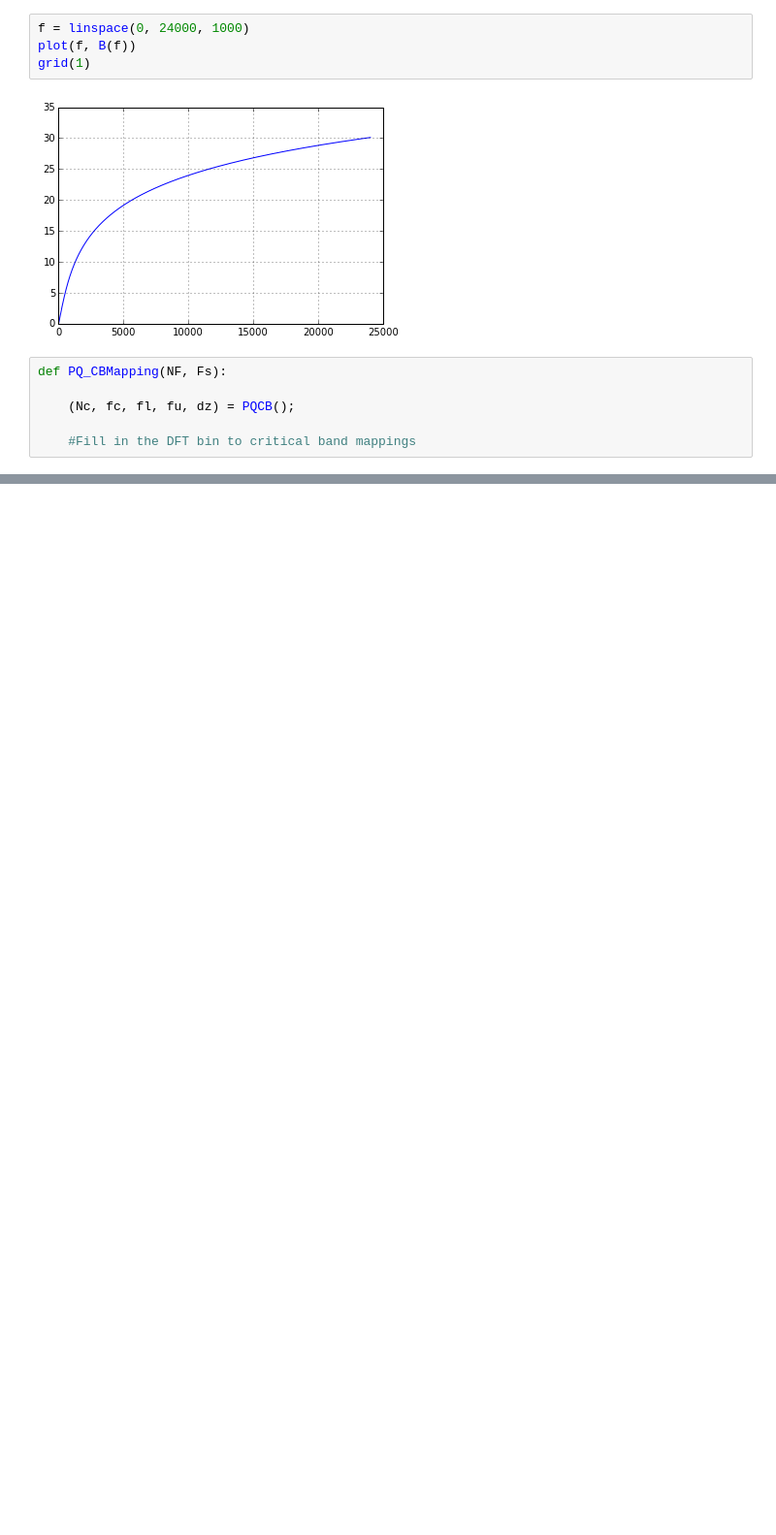
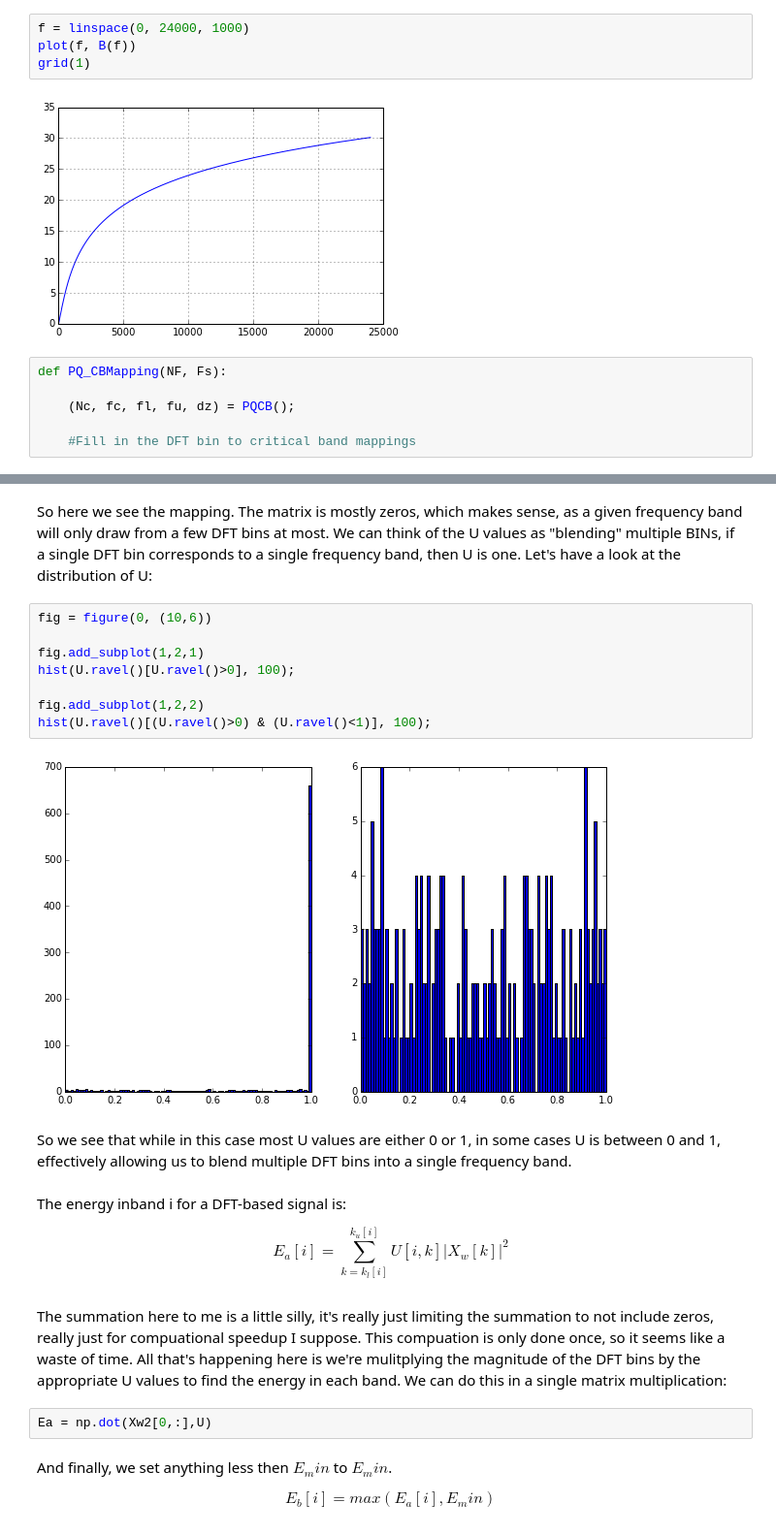
Before and after one commit to stephencwelch/Perceptual-Coding-In-Python, a Jupyter notebook: Explore PEAQ.ipynb, the cells around one changed output, grey strips where cells are left out. Shown: that part at 97% size. Cells and saved outputs as stored; diff of their text form; blank space fills up the shorter version.

```diff
--- a/Explore PEAQ.ipynb
+++ b/Explore PEAQ.ipynb
@@ -375,0 +424,30 @@ Nc
+# %% [markdown]
+So here we see the mapping. The matrix is mostly zeros, which makes sense, as a given frequency band will only draw from a few DFT bins at most. We can think of the U values as "blending" multiple BINs, if a single DFT bin corresponds to a single frequency band, then U is one. Let's have a look at the distribution of U:
+# %%
+fig = figure(0, (10,6))
+
+fig.add_subplot(1,2,1)
+hist(U.ravel()[U.ravel()>0], 100);
+
+fig.add_subplot(1,2,2)
+hist(U.ravel()[(U.ravel()>0) & (U.ravel()<1)], 100);
+# %% [output]
+[figure, added]
+# %% [markdown]
+So we see that while in this case most U values are either 0 or 1, in some cases U is between 0 and 1, effectively allowing us to blend multiple DFT bins into a single frequency band.
+# %% [markdown]
+The energy inband i for a DFT-based signal is:
+
+$$
+E_a[i] = \sum_{k=k_l[i]}^{k_u[i]}U[i,k]\vert{X_w[k]}\vert^2
+$$
+# %% [markdown]
+The summation here to me is a little silly, it's really just limiting the summation to not include zeros, really just for compuational speedup I suppose. This compuation is only done once, so it seems like a waste of time. All that's happening here is we're mulitplying the magnitude of the DFT bins by the appropriate U values to find the energy in each band. We can do this in a single matrix multiplication:
+# %%
+Ea = np.dot(Xw2[0,:],U)
+# %% [markdown]
+And finally, we set anything less then $E_min$ to $E_min$.
+
+$$
+E_b[i] = max(E_a[i], E_min)
+$$
```
Also changed, not shown: parts of 34 cells of this notebook.
